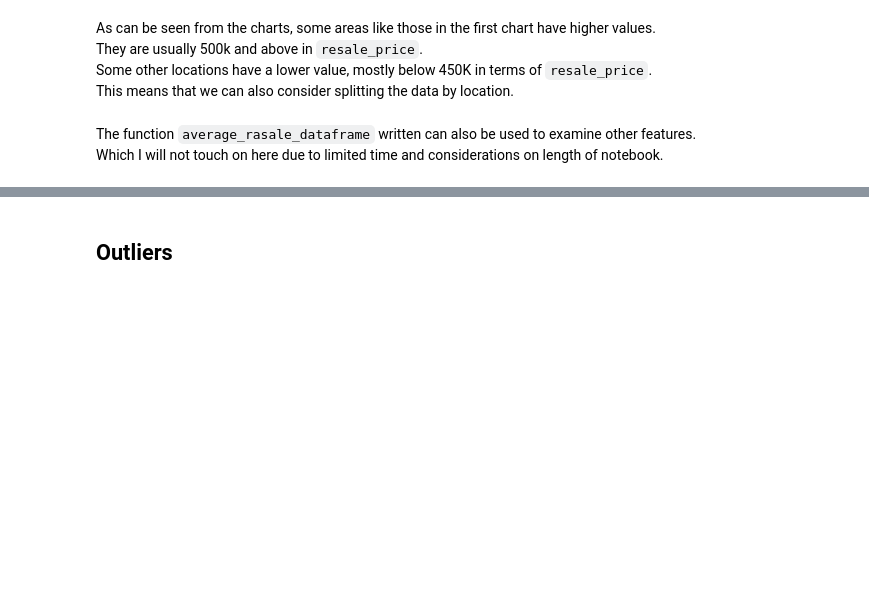
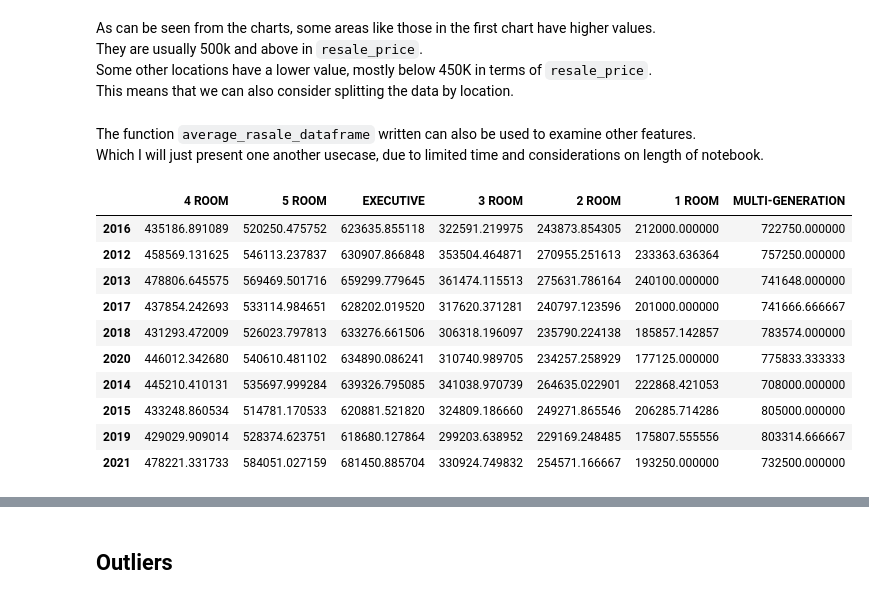
Before and after one commit to Luke-zm/DSI_Proj, a Jupyter notebook: project_2/code/house_EDA.ipynb, the cells around one changed output, grey strips where cells are left out. Drawn from its saved outputs; the diff is of its cells as text; code cells hidden in the pictures; blank space fills up the shorter version.

```diff
--- a/project_2/code/house_EDA.ipynb
+++ b/project_2/code/house_EDA.ipynb
@@ -885,4 +885,4 @@ Some other locations have a lower value, mostly below 450K in terms of `resale_p
 This means that we can also consider splitting the data by location.
 # %% [markdown]
 The function `average_rasale_dataframe` written can also be used to examine other features.
-Which I will not touch on here due to limited time and considerations on length of notebook.
+Which I will just present one another usecase, due to limited time and considerations on length of notebook.
@@ -888,0 +891,14 @@ Which I will not touch on here due to limited time and considerations on length
+# %%
+new_df
+# %% [output]
+|  | 4 ROOM | 5 ROOM | EXECUTIVE | 3 ROOM | 2 ROOM | 1 ROOM | MULTI-GENERATION |
+| 2016 | 435186.891089 | 520250.475752 | 623635.855118 | 322591.219975 | 243873.854305 | 212000.000000 | 722750.000000 |
+| 2012 | 458569.131625 | 546113.237837 | 630907.866848 | 353504.464871 | 270955.251613 | 233363.636364 | 757250.000000 |
+| 2013 | 478806.645575 | 569469.501716 | 659299.779645 | 361474.115513 | 275631.786164 | 240100.000000 | 741648.000000 |
+| 2017 | 437854.242693 | 533114.984651 | 628202.019520 | 317620.371281 | 240797.123596 | 201000.000000 | 741666.666667 |
+| 2018 | 431293.472009 | 526023.797813 | 633276.661506 | 306318.196097 | 235790.224138 | 185857.142857 | 783574.000000 |
+| 2020 | 446012.342680 | 540610.481102 | 634890.086241 | 310740.989705 | 234257.258929 | 177125.000000 | 775833.333333 |
+| 2014 | 445210.410131 | 535697.999284 | 639326.795085 | 341038.970739 | 264635.022901 | 222868.421053 | 708000.000000 |
+| 2015 | 433248.860534 | 514781.170533 | 620881.521820 | 324809.186660 | 249271.865546 | 206285.714286 | 805000.000000 |
+| 2019 | 429029.909014 | 528374.623751 | 618680.127864 | 299203.638952 | 229169.248485 | 175807.555556 | 803314.666667 |
+| 2021 | 478221.331733 | 584051.027159 | 681450.885704 | 330924.749832 | 254571.166667 | 193250.000000 | 732500.000000 |
```
Also changed, not shown: parts of 5 cells of this notebook, 5 other files.
